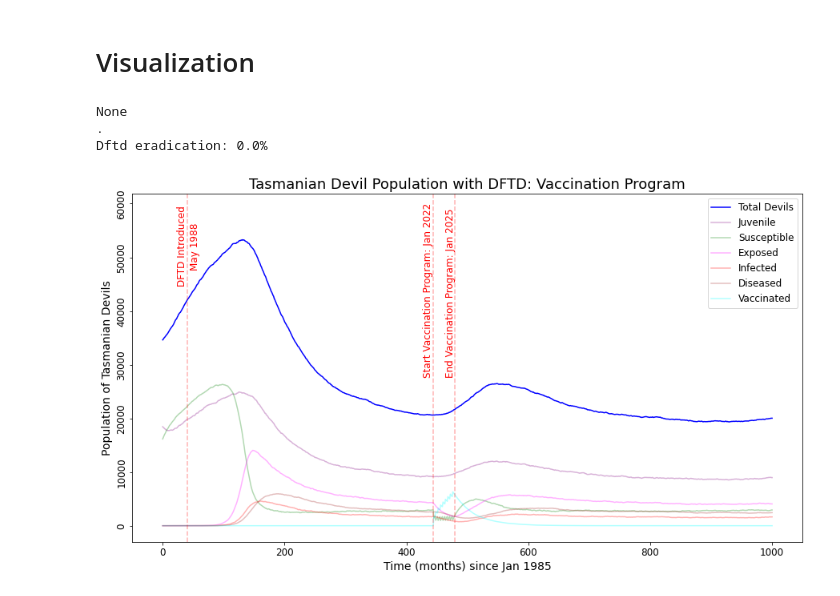
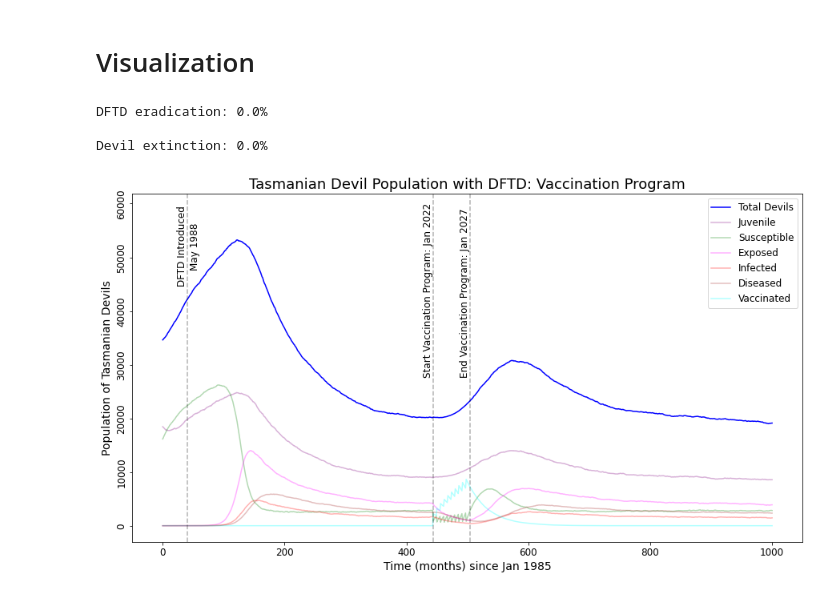
Before and after one commit to StochSS/devils_dftd_modeling, a Jupyter notebook: Parameter Sweeps/Devils DFTD 2-Stage Infection with Vaccination.ipynb, the cells around one changed output. Saved outputs shown, nothing was run; the diff lists cells and outputs as text; code cells hidden in the pictures.

Commit message:
Copied notebooks with error to 'Parameter Sweeps with errors' directory.  Completed the parameter sweep notebook for vaccination model.

```diff
--- a/Parameter Sweeps/Devils DFTD 2-Stage Infection with Vaccination.ipynb
+++ b/Parameter Sweeps/Devils DFTD 2-Stage Infection with Vaccination.ipynb
@@ -65,12 +65,12 @@ class DevilsDFTD2StageInfectionWithVaccination(Model):
 
         # Parameters (Vaccination)
         vaccinated_infection_rate = Parameter(
-            name="vaccinated_infection_rate", expression="0.25"
+            name="vaccinated_infection_rate", expression="0.6"
         )
-        vaccination_proportion = Parameter(name="vaccination_proportion", expression="0.6")
-        vaccine_frequency = Parameter(name="vaccine_frequency", expression="3")
+        vaccination_proportion = Parameter(name="vaccination_proportion", expression="0.8")
+        vaccine_frequency = Parameter(name="vaccine_frequency", expression="2")
         vaccine_time = Parameter(name="vaccine_time", expression="0")
-        program_length = Parameter(name="program_length", expression="3")
+        program_length = Parameter(name="program_length", expression="5")
         self.add_parameter([
             vaccinated_infection_rate, vaccination_proportion, vaccine_frequency, vaccine_time, program_length
         ])
@@ -257,9 +257,9 @@ class Simulation:
         if return_prob:
             return ext_count
         else:
-            print(f"\nDevil eradication: {ext_count/len(self.result.data)}%")
+            print(f"\nDevil extinction: {ext_count/len(self.result.data)}%")
 
-    def compute_dftd_extinction_prob(self, verbose=True, return_prob=False):
+    def compute_dftd_eradication_prob(self, verbose=True, return_prob=False):
         if verbose: print(self.variables)
         ext_count = 0
         for i in range(len(self.result.data)):
@@ -270,7 +270,7 @@ class Simulation:
         if return_prob:
             return ext_count
         else:
-            print(f"\nDftd eradication: {ext_count/len(self.result.data)}%")
+            print(f"\nDFTD eradication: {ext_count/len(self.result.data)}%")
 
     def configure(self):
         solver = SSACSolver(model=model, variable=True)
@@ -308,15 +308,17 @@ class Simulation:
         plt.plot(x, self.result['Vaccinated'][start:], color='cyan', alpha=alpha, label='Vaccinated')
         plt.ylim([-3000, carry_cap])
         if start <= dftd_start:
-            plt.plot([dftd_start, dftd_start], [-3000, carry_cap], '--r', alpha=0.3)
-            plt.text(dftd_start-10*text_offset, 45000, "DFTD Introduced", rotation="vertical", color="red", fontsize=12)
-            plt.text(dftd_start+3*text_offset, 48000, dates[dftd_start], rotation="vertical", color="red", fontsize=12)
-        plt.plot([vaccine_start, vaccine_start], [-3000, carry_cap], '--r', alpha=0.3)
+            plt.plot([dftd_start, dftd_start], [-3000, carry_cap], '--k', alpha=0.3)
+            plt.text(dftd_start-10*text_offset, 45000, "DFTD Introduced",
+                     rotation="vertical", color="black", fontsize=12)
+            plt.text(dftd_start+3*text_offset, 48000, dates[dftd_start],
+                     rotation="vertical", color="black", fontsize=12)
+        plt.plot([vaccine_start, vaccine_start], [-3000, carry_cap], '--k', alpha=0.3)
         plt.text(vaccine_start-10*text_offset, 28000, f"Start Vaccination Program: {dates[vaccine_start]}",
-                 rotation="vertical", color="red", fontsize=12)
-        plt.plot([program_end, program_end], [-3000, carry_cap], '--r', alpha=0.3)
+                 rotation="vertical", color="black", fontsize=12)
+        plt.plot([program_end, program_end], [-3000, carry_cap], '--k', alpha=0.3)
         plt.text(program_end-10*text_offset, 28000, f"End Vaccination Program: {dates[program_end]}",
-                 rotation="vertical", color="red", fontsize=12)
+                 rotation="vertical", color="black", fontsize=12)
         plt.xticks(fontsize=12)
         plt.yticks(fontsize=12, rotation="vertical", va="center")
         plt.legend(loc='best', fontsize=12)
@@ -382,14 +384,15 @@ config_settings = sim.configure()
 results = sim.run(model, config_settings)
 # %% [markdown]
 # Visualization
-# %%
-sim.plot()
-sim.compute_dftd_extinction_prob()
-# %% [output]
-None
-.
-Dftd eradication: 0.0%
-[figure, removed]
+# %%
+sim.plot()
+sim.compute_dftd_eradication_prob(verbose=False)
+sim.compute_devils_extinction_prob(verbose=False)
+# %% [output]
+DFTD eradication: 0.0%
+
+Devil extinction: 0.0%
+[figure, added]
 # %%
 class ParameterSweep():
     def __init__(self, model, settings, params):
```
Also changed, not shown: parts of 7 cells of this notebook, 2 other files.
